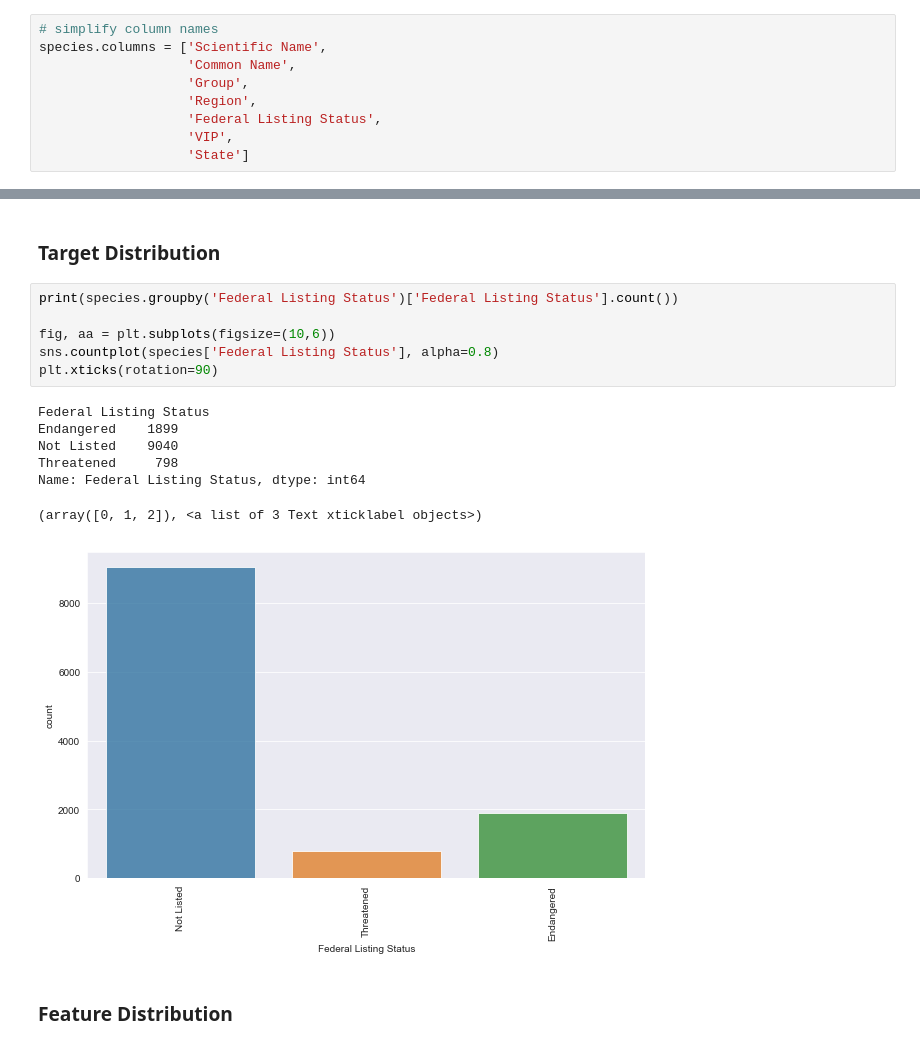
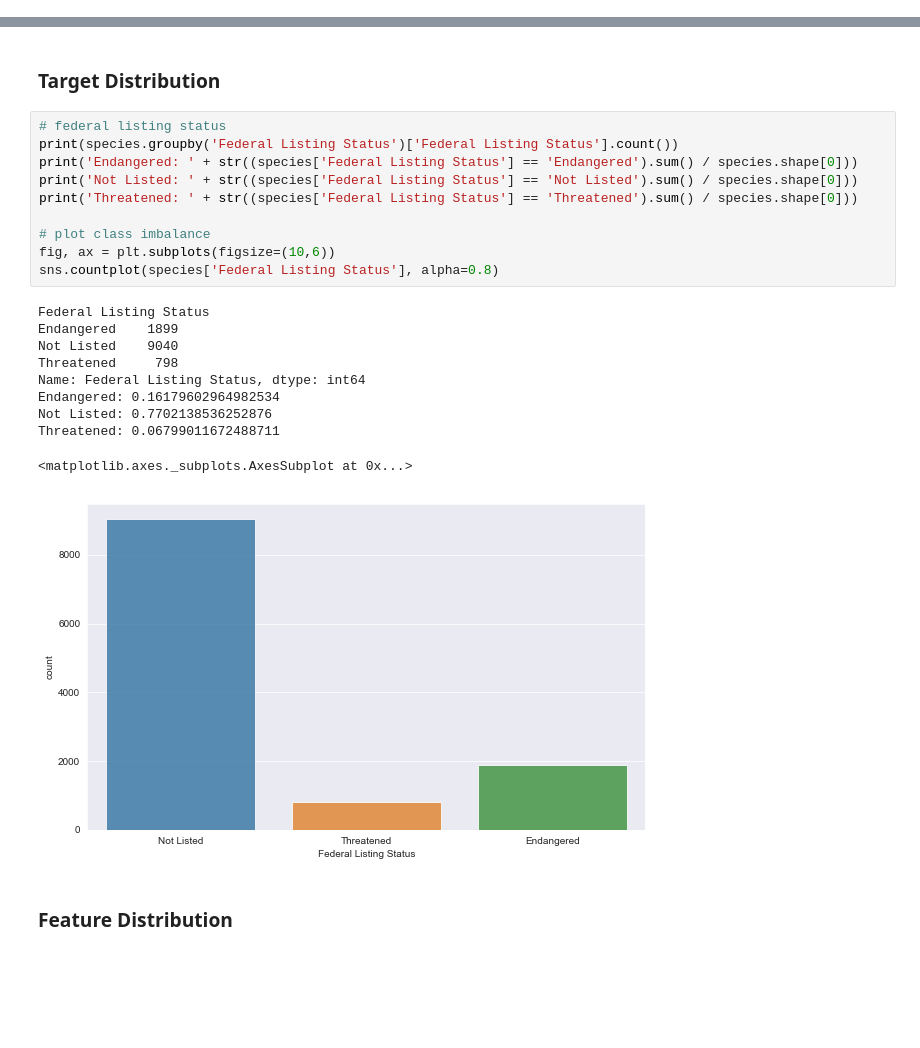
Before and after one commit to acdick/endangered_species_classification, a Jupyter notebook: Source/02_Exploratory_Data_Analysis.ipynb, the cells around one changed output, grey strips where cells are left out. Saved outputs shown, nothing was run; the diff lists cells and outputs as text; blank space fills up the shorter version.

```diff
--- a/Source/02_Exploratory_Data_Analysis.ipynb
+++ b/Source/02_Exploratory_Data_Analysis.ipynb
@@ -34,12 +34,3 @@ species.describe()
-# %%
-# simplify column names
-species.columns = ['Scientific Name',
-                   'Common Name',
-                   'Group',
-                   'Region',
-                   'Federal Listing Status',
-                   'VIP',
-                   'State']
 # %%
 species.head()
 # %% [output]
@@ -52,19 +43,26 @@ species.head()
 # %% [markdown]
 ### Target Distribution
 # %%
+# federal listing status
 print(species.groupby('Federal Listing Status')['Federal Listing Status'].count())
+print('Endangered: ' + str((species['Federal Listing Status'] == 'Endangered').sum() / species.shape[0]))
+print('Not Listed: ' + str((species['Federal Listing Status'] == 'Not Listed').sum() / species.shape[0]))
+print('Threatened: ' + str((species['Federal Listing Status'] == 'Threatened').sum() / species.shape[0]))
 
-fig, aa = plt.subplots(figsize=(10,6))
+# plot class imbalance
+fig, ax = plt.subplots(figsize=(10,6))
 sns.countplot(species['Federal Listing Status'], alpha=0.8)
-plt.xticks(rotation=90)
 # %% [output]
 Federal Listing Status
 Endangered    1899
 Not Listed    9040
 Threatened     798
 Name: Federal Listing Status, dtype: int64
+Endangered: 0.16179602964982534
+Not Listed: 0.7702138536252876
+Threatened: 0.06799011672488711
-(array([0, 1, 2]), <a list of 3 Text xticklabel objects>)
+<matplotlib.axes._subplots.AxesSubplot at 0x...>
-[figure, old version]
+[figure, new version]
 # %% [markdown]
 ### Feature Distribution
 # %%
```
Also changed, not shown: parts of 2 cells of this notebook, 6 other files.
